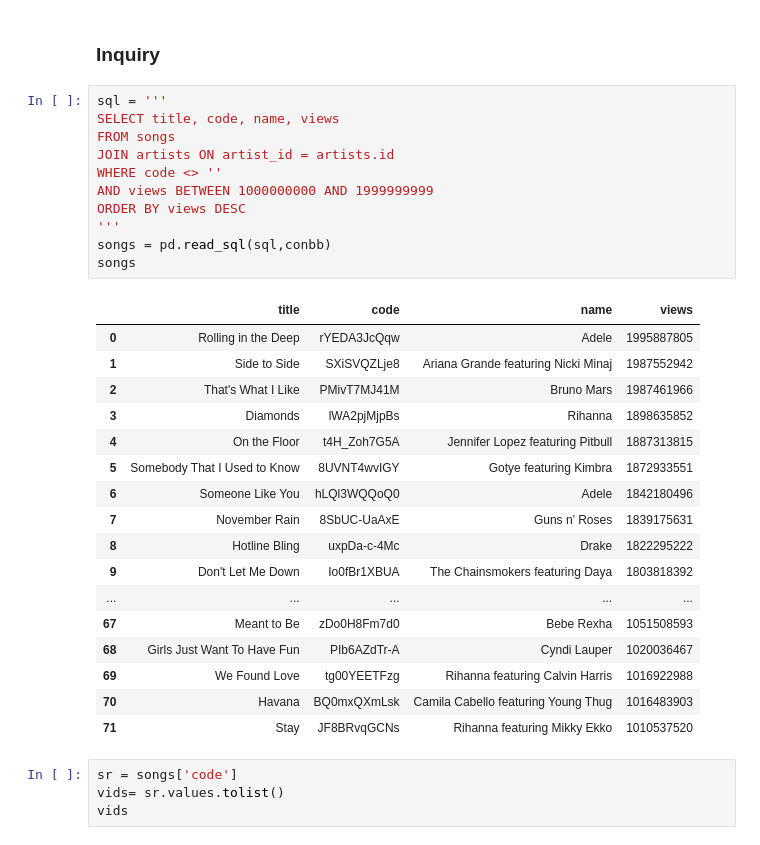
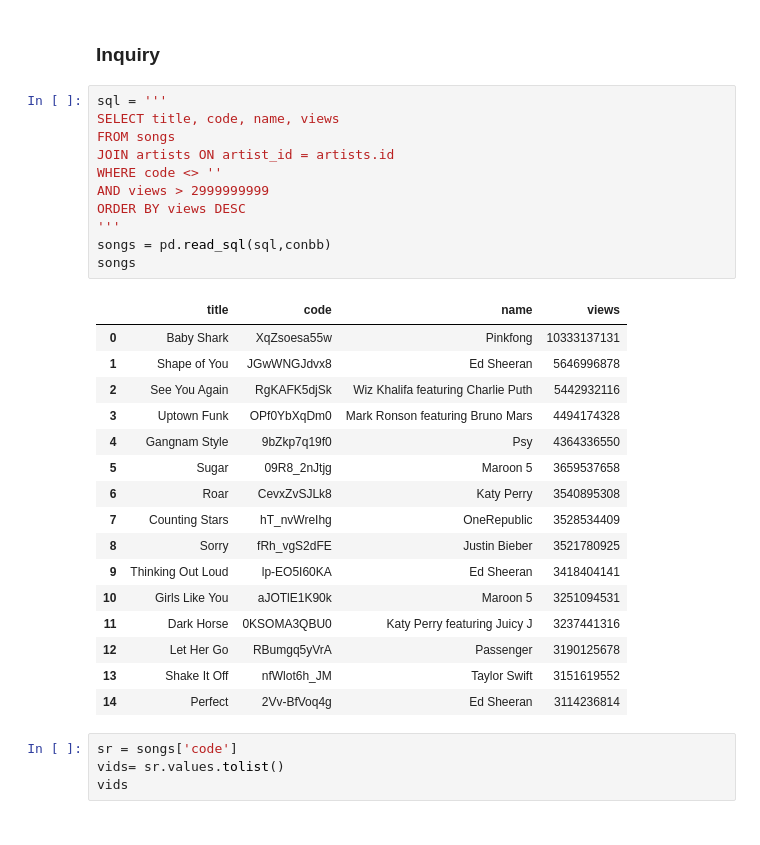
Before and after one commit to santimcs/A8, a Jupyter notebook: YouTube/035-Make Playlist by Number of Views.ipynb, the cells around one changed output. Drawn from its saved outputs; the diff is of its cells as text.

```diff
--- a/YouTube/035-Make Playlist by Number of Views.ipynb
+++ b/YouTube/035-Make Playlist by Number of Views.ipynb
@@ -12,32 +12,31 @@ pd.set_option('display.max_rows', None)
 # %%
 sql = '''
 SELECT title, code, name, views
 FROM songs
 JOIN artists ON artist_id = artists.id
 WHERE code <> ''
-AND views BETWEEN 1000000000 AND 1999999999
+AND views > 2999999999
 ORDER BY views DESC
 '''
 songs = pd.read_sql(sql,conbb)
 songs
 # %% [output]
 |  | title | code | name | views |
-| 0 | Rolling in the Deep | rYEDA3JcQqw | Adele | 1995887805 |
-| 1 | Side to Side | SXiSVQZLje8 | Ariana Grande featuring Nicki Minaj | 1987552942 |
-| 2 | That's What I Like | PMivT7MJ41M | Bruno Mars | 1987461966 |
-| 3 | Diamonds | lWA2pjMjpBs | Rihanna | 1898635852 |
-| 4 | On the Floor | t4H_Zoh7G5A | Jennifer Lopez featuring Pitbull | 1887313815 |
-| 5 | Somebody That I Used to Know | 8UVNT4wvIGY | Gotye featuring Kimbra | 1872933551 |
-| 6 | Someone Like You | hLQl3WQQoQ0 | Adele | 1842180496 |
-| 7 | November Rain | 8SbUC-UaAxE | Guns n’ Roses | 1839175631 |
-| 8 | Hotline Bling | uxpDa-c-4Mc | Drake | 1822295222 |
-| 9 | Don't Let Me Down | Io0fBr1XBUA | The Chainsmokers featuring Daya | 1803818392 |
-| ... | ... | ... | ... | ... |
-| 67 | Meant to Be | zDo0H8Fm7d0 | Bebe Rexha | 1051508593 |
-| 68 | Girls Just Want To Have Fun | PIb6AZdTr-A | Cyndi Lauper | 1020036467 |
-| 69 | We Found Love | tg00YEETFzg | Rihanna featuring Calvin Harris | 1016922988 |
-| 70 | Havana | BQ0mxQXmLsk | Camila Cabello featuring Young Thug | 1016483903 |
-| 71 | Stay | JF8BRvqGCNs | Rihanna featuring Mikky Ekko | 1010537520 |
+| 0 | Baby Shark | XqZsoesa55w | Pinkfong | 10333137131 |
+| 1 | Shape of You | JGwWNGJdvx8 | Ed Sheeran | 5646996878 |
+| 2 | See You Again | RgKAFK5djSk | Wiz Khalifa featuring Charlie Puth | 5442932116 |
+| 3 | Uptown Funk | OPf0YbXqDm0 | Mark Ronson featuring Bruno Mars | 4494174328 |
+| 4 | Gangnam Style | 9bZkp7q19f0 | Psy | 4364336550 |
+| 5 | Sugar | 09R8_2nJtjg | Maroon 5 | 3659537658 |
+| 6 | Roar | CevxZvSJLk8 | Katy Perry | 3540895308 |
+| 7 | Counting Stars | hT_nvWreIhg | OneRepublic | 3528534409 |
+| 8 | Sorry | fRh_vgS2dFE | Justin Bieber | 3521780925 |
+| 9 | Thinking Out Loud | lp-EO5I60KA | Ed Sheeran | 3418404141 |
+| 10 | Girls Like You | aJOTlE1K90k | Maroon 5 | 3251094531 |
+| 11 | Dark Horse | 0KSOMA3QBU0 | Katy Perry featuring Juicy J | 3237441316 |
+| 12 | Let Her Go | RBumgq5yVrA | Passenger | 3190125678 |
+| 13 | Shake It Off | nfWlot6h_JM | Taylor Swift | 3151619552 |
+| 14 | Perfect | 2Vv-BfVoq4g | Ed Sheeran | 3114236814 |
 # %%
 sr = songs['code']
 vids= sr.values.tolist()
```
Also changed, not shown: 34 other files.
